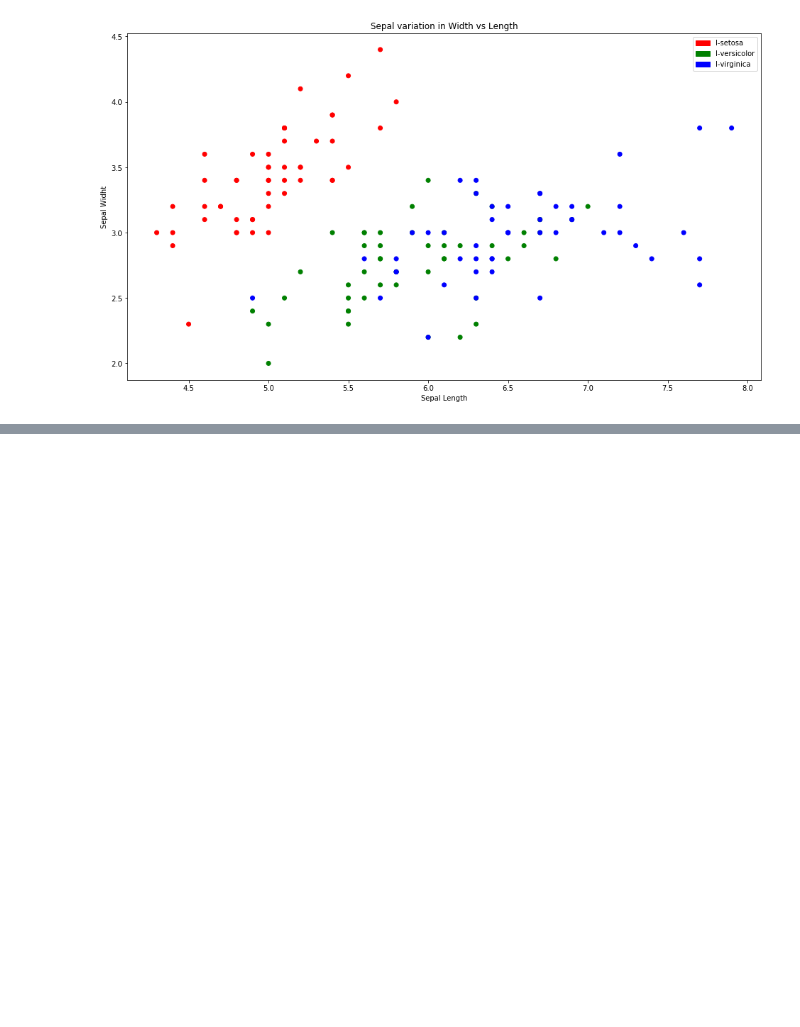
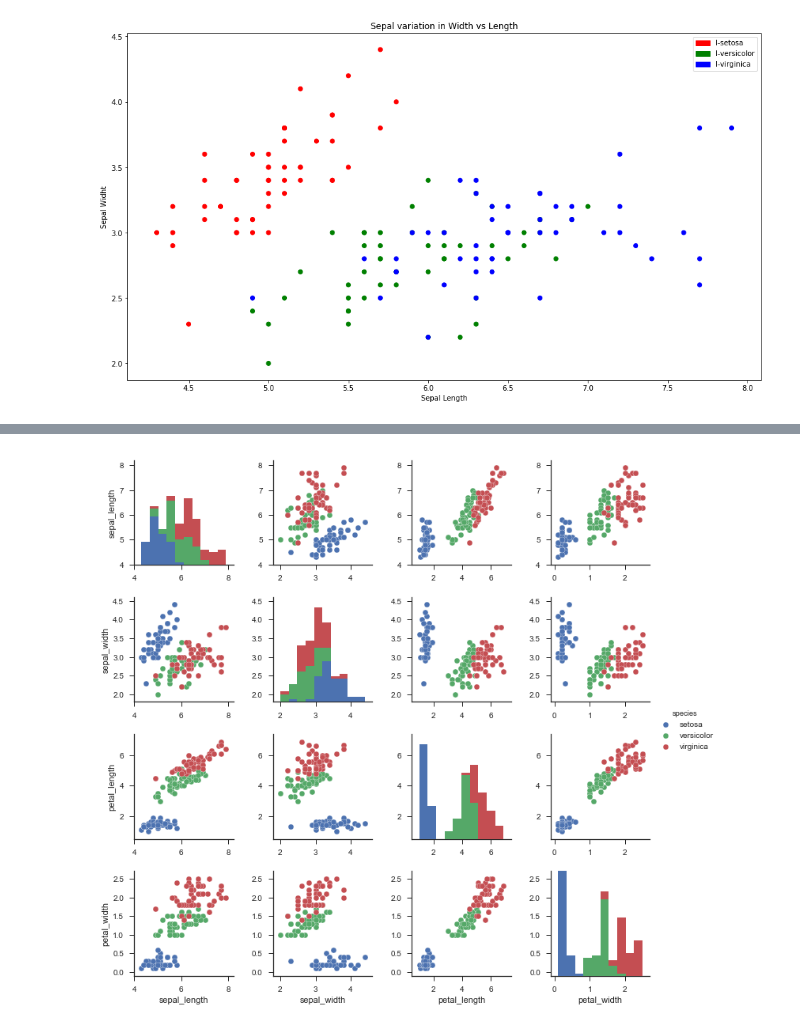
Before and after one commit to Moeflon/jupyter-problemSheet-solution, a Jupyter notebook: IrisDataSet.ipynb, the cells around one changed output, grey strips where cells are left out. Saved outputs shown, nothing was run; the diff lists cells and outputs as text; code cells hidden in the pictures; blank space fills up the shorter version.

```diff
--- a/IrisDataSet.ipynb
+++ b/IrisDataSet.ipynb
@@ -86,0 +94,7 @@ pl.show()
+# %%
+sb.set(style="ticks")                           # Set aesthetic parameters in one step.
+df = sb.load_dataset("iris")                    # using the iris data set from seaborns github
+sb.pairplot(df, hue="species")                  # Plot pairwise relationships in a dataset.
+pl.show()
+# %% [output]
+[figure, added]
```
Also changed, not shown: parts of 2 cells of this notebook.
